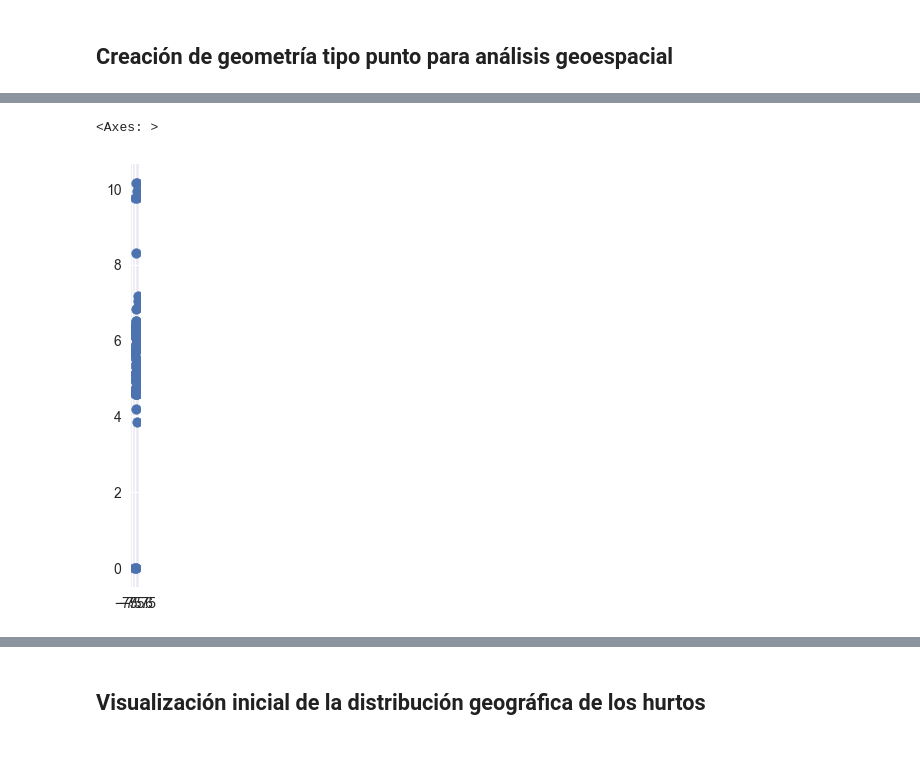
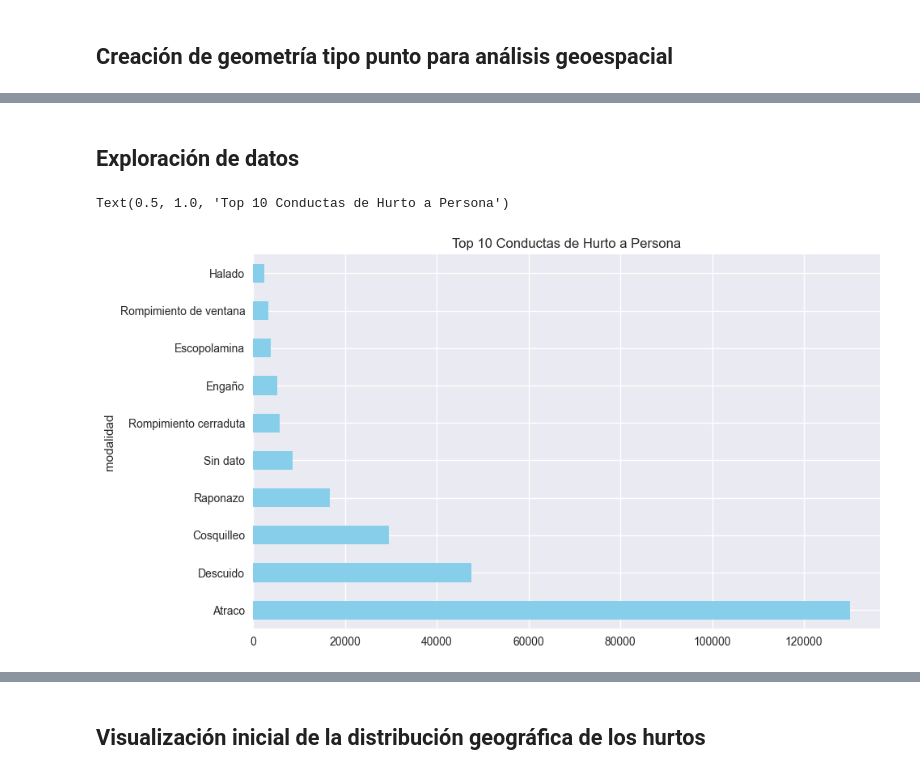
Before and after one commit to jomurielm/proyecto_analisis_geoespacial, a Jupyter notebook: analisis_hurto_medellin_2018.ipynb, the cells around one changed output, grey strips where cells are left out. Saved outputs shown, nothing was run; the diff lists cells and outputs as text; code cells hidden in the pictures.

```diff
--- a/analisis_hurto_medellin_2018.ipynb
+++ b/analisis_hurto_medellin_2018.ipynb
@@ -111,5 +88,8 @@ gdf.head()
-# %%
-gdf.plot()
-# %% [output]
-<Axes: >
-[figure, removed]
+# %% [markdown]
+## Exploración de datos
+# %%
+gdf['modalidad'].value_counts().head(10).plot(kind='barh', figsize=(10, 6), color='skyblue')
+plt.title('Top 10 Conductas de Hurto a Persona')
+# %% [output]
+Text(0.5, 1.0, 'Top 10 Conductas de Hurto a Persona')
+[figure, added]
```
Also changed, not shown: parts of 13 cells of this notebook, 3 other files.
